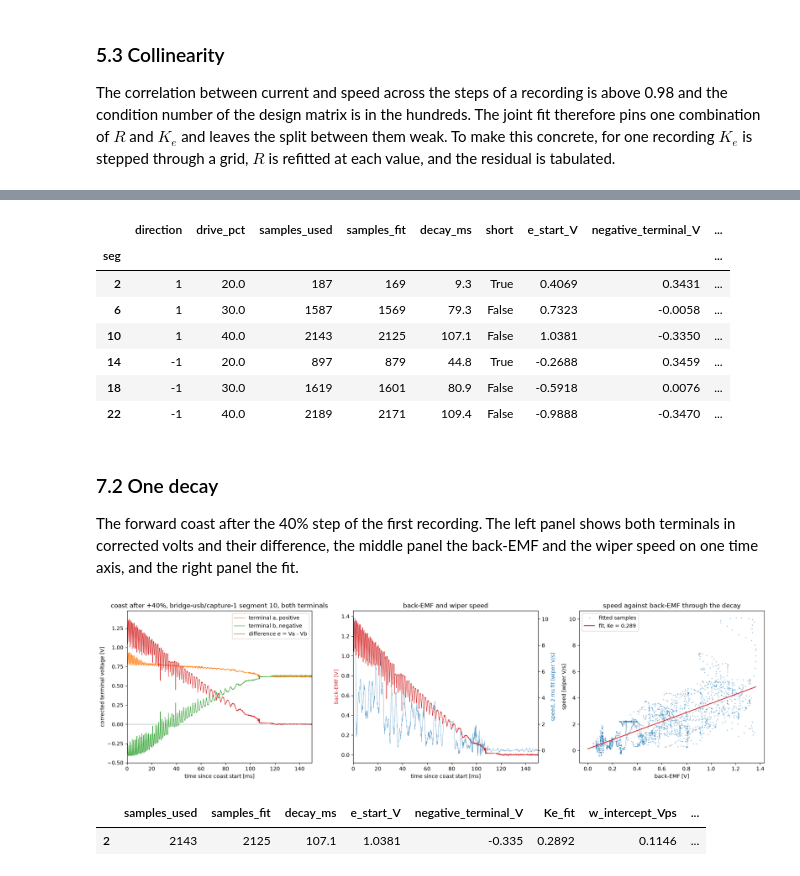
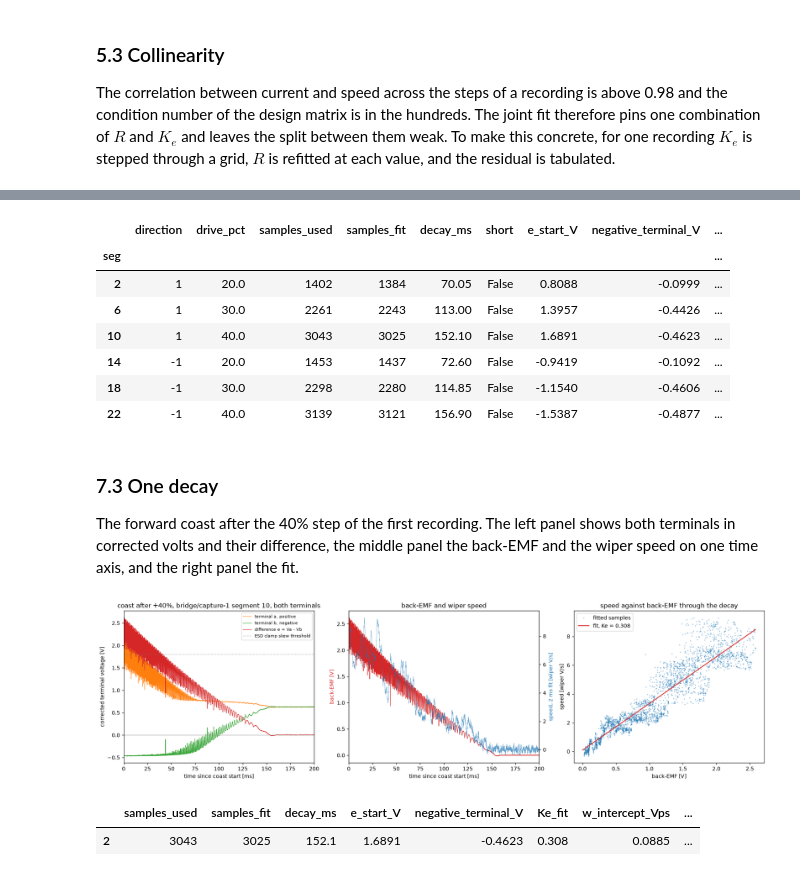
Before and after one commit to OpenServoCore/open-servo-core, a Jupyter notebook: notebooks/03-back-emf.ipynb, the cells around one changed output, grey strips where cells are left out. Drawn from its saved outputs; the diff is of its cells as text; code cells hidden in the pictures.

```diff
--- a/notebooks/03-back-emf.ipynb
+++ b/notebooks/03-back-emf.ipynb
@@ -873,9 +794,9 @@ def full_duty_steps(df):
         if seg_id == 0 or abs(d) < 99.9:
             continue
         sgn = int(np.sign(d))
-        v = sgn * ch.diff_V(seg["vmotor_a"].to_numpy(), seg["vmotor_b"].to_numpy(), vb_a, vb_b)
-        i = (seg["current_raw"].to_numpy() - bias) * ch.a_per_count
-        pos = sgn * seg["pos"].to_numpy() * ch.v_adc_per_count
+        v = sgn * diff_V(seg["vmotor_a"].to_numpy(), seg["vmotor_b"].to_numpy(), vb_a, vb_b)
+        i = (seg["current_raw"].to_numpy() - bias) * board.a_per_count
+        pos = sgn * seg["pos"].to_numpy() * board.v_adc_per_count
         on = int(np.flatnonzero(i > BRIDGE_ON_A)[0])
         yield sgn, on, v, i, pos
 
@@ -910,7 +831,7 @@ ax2.plot(tm, mean_trace[:, 1], color="tab:orange")
 ax2.set_ylabel("terminal difference [V]", color="tab:orange")
 ax.axvspan(lo / TICK_HZ * 1e3, hi / TICK_HZ * 1e3, color="grey", alpha=0.2)
 ax.set_xlabel("time since the bridge switched on [ms]")
-ax.set_title("100% steps, mean of 30, current and terminal difference")
+ax.set_title(f"100% steps, mean of {len(anchor)}, current and terminal difference")
 ax = axes[1]
 ax.plot(tm, mean_trace[:, 2], color="tab:green")
 ax.set_ylabel("pot displacement in the step direction [mV]", color="tab:green")
@@ -918,12 +839,12 @@ ax.axhline(0, color="grey", lw=0.5)
 ax2 = ax.twinx()
 ax2.plot(tm[lo:], mean_trace[lo:, 1] / mean_trace[lo:, 0], color="tab:red")
 ax2.set_ylabel("apparent R = v / i [Ohm]", color="tab:red")
-ax2.set_ylim(3.5, 7.0)
 ax.axvspan(lo / TICK_HZ * 1e3, hi / TICK_HZ * 1e3, color="grey", alpha=0.2)
 ax.set_xlabel("time since the bridge switched on [ms]")
 ax.set_title("the same steps, pot displacement and apparent R")
 fig.tight_layout()
 plt.show()
 
-anchor.set_index(["recording", "direction"]).round(3)
+anchor.groupby("direction")[["bridge_on_sample", "e_edge_V", "i_edge_A", "i_window_A",
+                             "v_window_V", "R_window_ohm"]].agg(["mean", "std"]).round(4)
 # %% [output]
@@ -1282,7 +1188,7 @@ RAIL_V = pd.concat([s["rail_V"] for s in steps_a.values()]).mean()
 SUM_GATE_V = RAIL_V / 2                  # corrected terminal sum above this is drive or diode phase
 
 def terminals(seg, vb_a, vb_b):
-    return ch.term_V(seg["vmotor_a"].to_numpy(), vb_a), ch.term_V(seg["vmotor_b"].to_numpy(), vb_b)
+    return term_V(seg["vmotor_a"].to_numpy(), vb_a), term_V(seg["vmotor_b"].to_numpy(), vb_b)
 
 first_two, later = [], []
 for df, meta in spin.values():
@@ -1295,13 +1201,13 @@ for df, meta in spin.values():
 first_two, later = np.concatenate(first_two), np.concatenate(later)
 
 fig, ax = plt.subplots(figsize=(10, 4))
-bins = np.arange(-1, 7, 0.1)
+bins = np.arange(-1, 10, 0.1)
 ax.hist(later, bins=bins, log=True, color="tab:blue", label="third sample onward")
 ax.hist(first_two, bins=bins, log=True, color="tab:orange", label="first two samples")
 ax.axvline(SUM_GATE_V, color="tab:red", lw=1, label="gate, half the rail")
 ax.set_xlabel("corrected terminal sum Va + Vb [V]")
 ax.set_ylabel("samples")
-ax.set_title("crest-scan terminal sum in coast segments, 30 segments, 5 recordings")
+ax.set_title(f"crest-scan terminal sum in coast segments, {len(spin) * 6} segments, {len(spin)} recordings")
 ax.legend()
 plt.show()
 
@@ -1353,15 +1258,15 @@ travel, where the short ones count for little.
 # %%
 DERIV_WINDOW = 41          # samples, 2 ms centred fit
-E_MIN_V = 0.02             # terminal volts, about 8 counts of tap difference
+E_MIN_V = 0.02             # terminal volts
 FIRST_SAMPLE = 2           # third sample of the segment onward
-MIN_DECAY_MS = 50          # shorter decays are flagged short (see above)
+MIN_DECAY_MS = 50          # shorter decays are flagged short
 
 def coast_trace(seg, vb_a, vb_b):
     d = int(seg["dir"].iloc[0])
-    pos = seg["pos"].to_numpy() * ch.v_adc_per_count
+    pos = seg["pos"].to_numpy() * board.v_adc_per_count
     w = savgol_filter(pos, DERIV_WINDOW, 1, deriv=1, delta=1.0 / TICK_HZ)
     va, vb_ = terminals(seg, vb_a, vb_b)
-    e = ch.diff_V(seg["vmotor_a"].to_numpy(), seg["vmotor_b"].to_numpy(), vb_a, vb_b)
+    e = diff_V(seg["vmotor_a"].to_numpy(), seg["vmotor_b"].to_numpy(), vb_a, vb_b)
     idx = np.arange(len(seg))
     ok = (idx >= FIRST_SAMPLE) & (va + vb_ < SUM_GATE_V) & (d * e >= E_MIN_V)
     start = np.flatnonzero(ok)[0]
@@ -1403,67 +1308,70 @@ def coast_fits(df, meta):
 
 coasts = pd.concat([coast_fits(df, meta).assign(recording=n) for n, (df, meta) in spin.items()],
                    ignore_index=True)
-coasts[coasts["recording"] == "bridge-usb/capture-1"].set_index("seg").drop(
+coasts[coasts["recording"] == "bridge/capture-1"].set_index("seg").drop(
     columns=["recording", "integral_Vs", "travel_V"]).round(4)
 # %% [output]
 |  | direction | drive_pct | samples_used | samples_fit | decay_ms | short | e_start_V | negative_terminal_V | ... |
 | seg |  |  |  |  |  |  |  |  | ... |
-| 2 | 1 | 20.0 | 187 | 169 | 9.3 | True | 0.4069 | 0.3431 | ... |
-| 6 | 1 | 30.0 | 1587 | 1569 | 79.3 | False | 0.7323 | -0.0058 | ... |
-| 10 | 1 | 40.0 | 2143 | 2125 | 107.1 | False | 1.0381 | -0.3350 | ... |
-| 14 | -1 | 20.0 | 897 | 879 | 44.8 | True | -0.2688 | 0.3459 | ... |
-| 18 | -1 | 30.0 | 1619 | 1601 | 80.9 | False | -0.5918 | 0.0076 | ... |
-| 22 | -1 | 40.0 | 2189 | 2171 | 109.4 | False | -0.9888 | -0.3470 | ... |
+| 2 | 1 | 20.0 | 1402 | 1384 | 70.05 | False | 0.8088 | -0.0999 | ... |
+| 6 | 1 | 30.0 | 2261 | 2243 | 113.00 | False | 1.3957 | -0.4426 | ... |
+| 10 | 1 | 40.0 | 3043 | 3025 | 152.10 | False | 1.6891 | -0.4623 | ... |
+| 14 | -1 | 20.0 | 1453 | 1437 | 72.60 | False | -0.9419 | -0.1092 | ... |
+| 18 | -1 | 30.0 | 2298 | 2280 | 114.85 | False | -1.1540 | -0.4606 | ... |
+| 22 | -1 | 40.0 | 3139 | 3121 | 156.90 | False | -1.5387 | -0.4877 | ... |
 # %% [markdown]
-### 7.2 One decay
+### 7.3 One decay
 
-The forward coast after the 40% step of the first recording. The left
-panel shows both terminals in corrected volts and their difference, the
-middle panel the back-EMF and the wiper speed on one time axis, and the
-right panel the fit.
+The forward coast after the 40% step of the first recording. The left panel
+shows both terminals in corrected volts and their difference, the middle
+panel the back-EMF and the wiper speed on one time axis, and the right
+panel the fit.
 # %%
-df_s, meta_s = spin["bridge-usb/capture-1"]
-seg_id = int(coasts[(coasts["recording"] == "bridge-usb/capture-1")
+ESD_SKEW_V = board.measured["esd_clamp_skew_measured"].value   # above this the A-side clamp skews the split
+
+df_s, meta_s = spin["bridge/capture-1"]
+seg_id = int(coasts[(coasts["recording"] == "bridge/capture-1")
                     & (coasts["direction"] == 1) & (coasts["drive_pct"] == 40)]["seg"].iloc[0])
 seg = df_s[df_s["seg"] == seg_id]
 t, pos, w, e, used, fit, va, vb_ = coast_trace(seg, df_s["vb"].iloc[0], df_s["vb_b"].iloc[0])
-row = coasts[(coasts["recording"] == "bridge-usb/capture-1") & (coasts["seg"] == seg_id)].iloc[0]
+row = coasts[(coasts["recording"] == "bridge/capture-1") & (coasts["seg"] == seg_id)].iloc[0]
 
 fig, axes = plt.subplots(1, 3, figsize=(18, 5))
 ax = axes[0]
 ax.plot(t[FIRST_SAMPLE:] * 1e3, va[FIRST_SAMPLE:], color="tab:orange", lw=0.8, label="terminal a, positive")
 ax.plot(t[FIRST_SAMPLE:] * 1e3, vb_[FIRST_SAMPLE:], color="tab:green", lw=0.8, label="terminal b, negative")
 ax.plot(t[FIRST_SAMPLE:] * 1e3, e[FIRST_SAMPLE:], color="tab:red", lw=0.8, label="difference e = Va - Vb")
 ax.axhline(0, color="grey", lw=0.5)
-ax.set_xlim(0, 150)
+ax.axhline(ESD_SKEW_V, color="grey", lw=0.8, ls=":", label="ESD clamp skew threshold")
+ax.set_xlim(0, 200)
 ax.set_xlabel("time since coast start [ms]")
 ax.set_ylabel("corrected terminal voltage [V]")
-ax.set_title(f"coast after +40%, bridge-usb/capture-1 segment {seg_id}, both terminals")
-ax.legend()
+ax.set_title(f"coast after +40%, bridge/capture-1 segment {seg_id}, both terminals")
+ax.legend(fontsize=8)
 ax = axes[1]
 ax.plot(t[FIRST_SAMPLE:] * 1e3, e[FIRST_SAMPLE:], color="tab:red", lw=0.8)
 ax.set_xlabel("time since coast start [ms]")
 ax.set_ylabel("back-EMF [V]", color="tab:red")
 ax2 = ax.twinx()
 ax2.plot(t * 1e3, w, color="tab:blue", lw=0.5, alpha=0.7)
 ax2.set_ylabel("speed, 2 ms fit [wiper V/s]", color="tab:blue")
-ax.set_xlim(0, 150)
+ax.set_xlim(0, 200)
 ax.set_title("back-EMF and wiper speed")
 ax = axes[2]
 ax.plot(e[fit], w[fit], ".", ms=2, alpha=0.4, label="fitted samples")
 ee = np.linspace(0, e[fit].max(), 10)
 ax.plot(ee, ee / row["Ke_fit"] + row["w_intercept_Vps"], color="tab:red",
         label=f"fit, Ke = {row['Ke_fit']:.3f}")
 ax.set_xlabel("back-EMF [V]")
 ax.set_ylabel("speed [wiper V/s]")
 ax.set_title("speed against back-EMF through the decay")
 ax.legend()
 fig.tight_layout()
 plt.show()
 
 pd.DataFrame([row[["samples_used", "samples_fit", "decay_ms", "e_start_V", "negative_terminal_V",
                    "Ke_fit", "w_intercept_Vps", "Ke_integral"]]]).round(4)
 # %% [output]
-[figure, old version]
+[figure, new version]
 |  | samples_used | samples_fit | decay_ms | e_start_V | negative_terminal_V | Ke_fit | w_intercept_Vps | ... |
-| 2 | 2143 | 2125 | 107.1 | 1.0381 | -0.335 | 0.2892 | 0.1146 | ... |
+| 2 | 3043 | 3025 | 152.1 | 1.6891 | -0.4623 | 0.308 | 0.0885 | ... |
```
Also changed, not shown: parts of 75 cells of this notebook, 2 other files.
